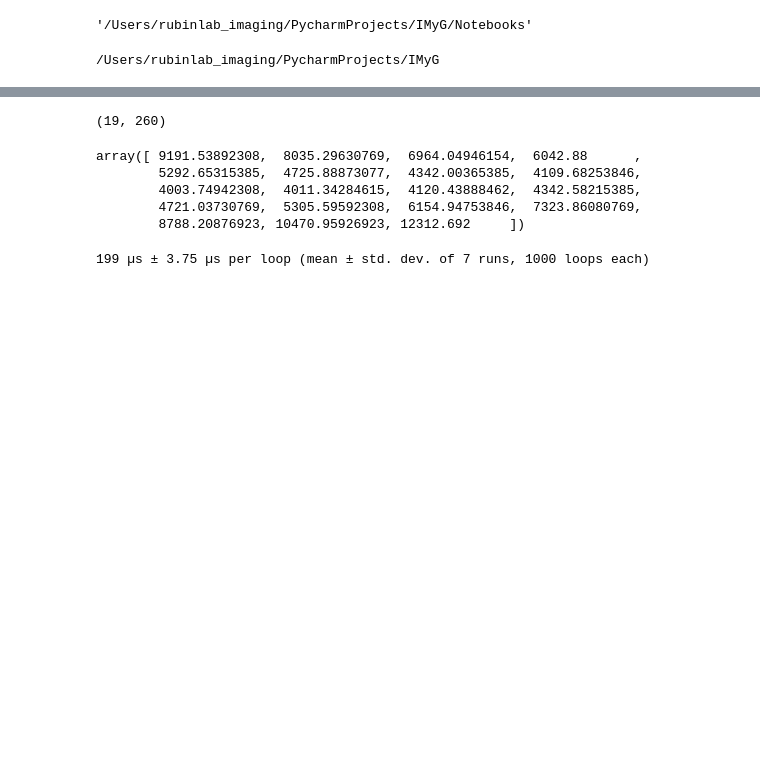
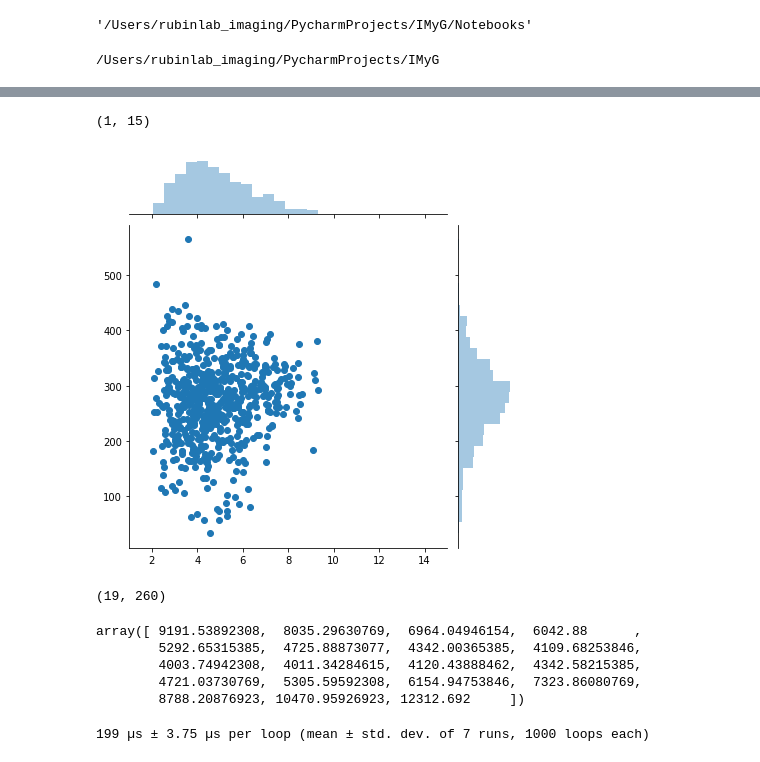
Before and after one commit to jzrolling/IMyG_2, a Jupyter notebook: Notebooks/test.ipynb, the cells around one changed output, grey strips where cells are left out. Saved outputs shown, nothing was run; the diff lists cells and outputs as text; code cells hidden in the pictures; blank space fills up the shorter version.

```diff
--- a/Notebooks/test.ipynb
+++ b/Notebooks/test.ipynb
@@ -31,3 +34,16 @@ cell.plot()
+# %%
+width,length,mean_fl = [],[],[]
+for cell in m:
+    if cell.is_good_baby:
+        width.append(cell.width.mean()*cell.pixel_microns)
+        length.append(cell.length)
+        mean_fl.append(cell.mean_fl_intensity["FITC"])
+a = sns.jointplot(length,mean_fl)
+a.ax_marg_x.set_xlim(1,15)
+#a.ax_marg_y.set_ylim(0.2,1.0)
+# %% [output]
+(1, 15)
+[figure, added]
 # %%
 from math import cos,sin,atan,pi
 import numpy as np
```
Also changed, not shown: parts of 9 cells of this notebook, 4 other files.
